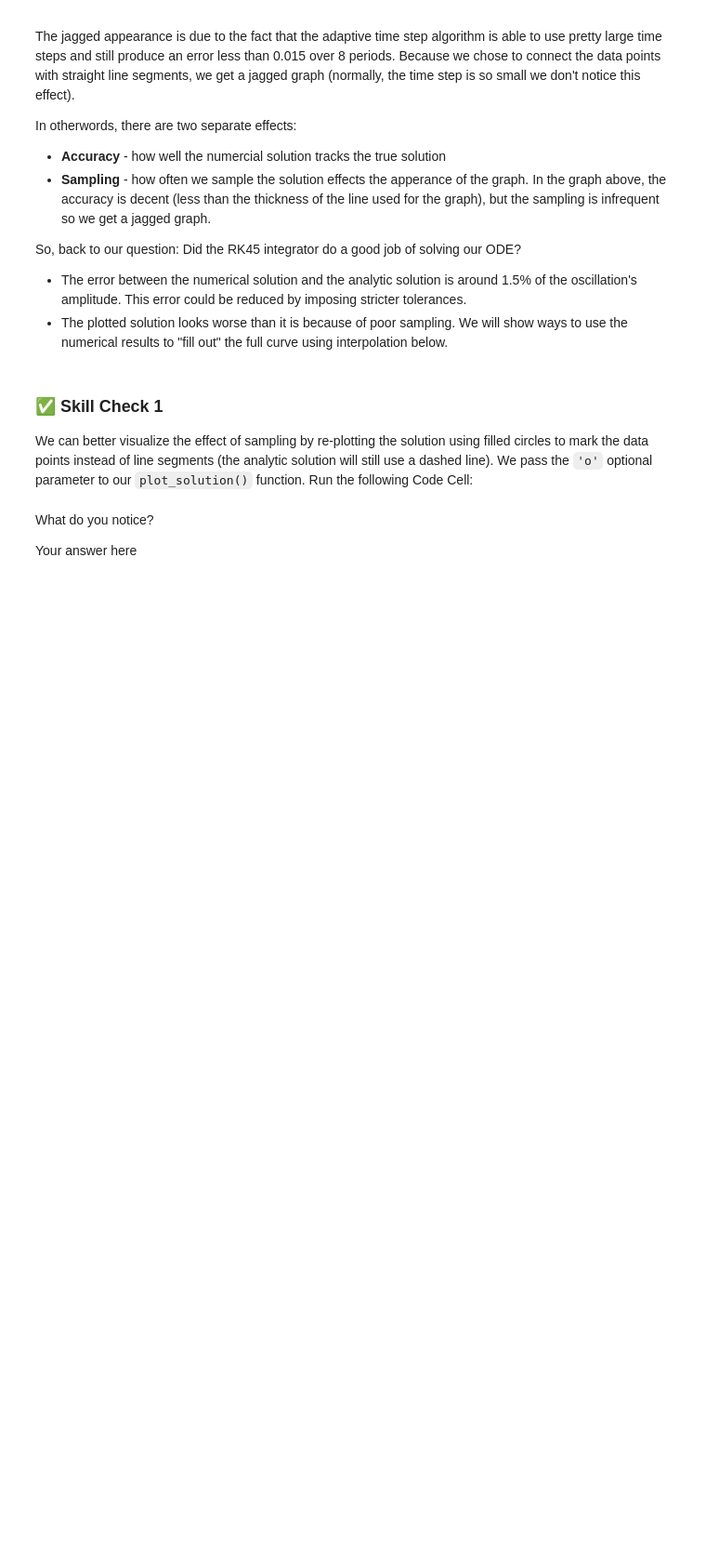
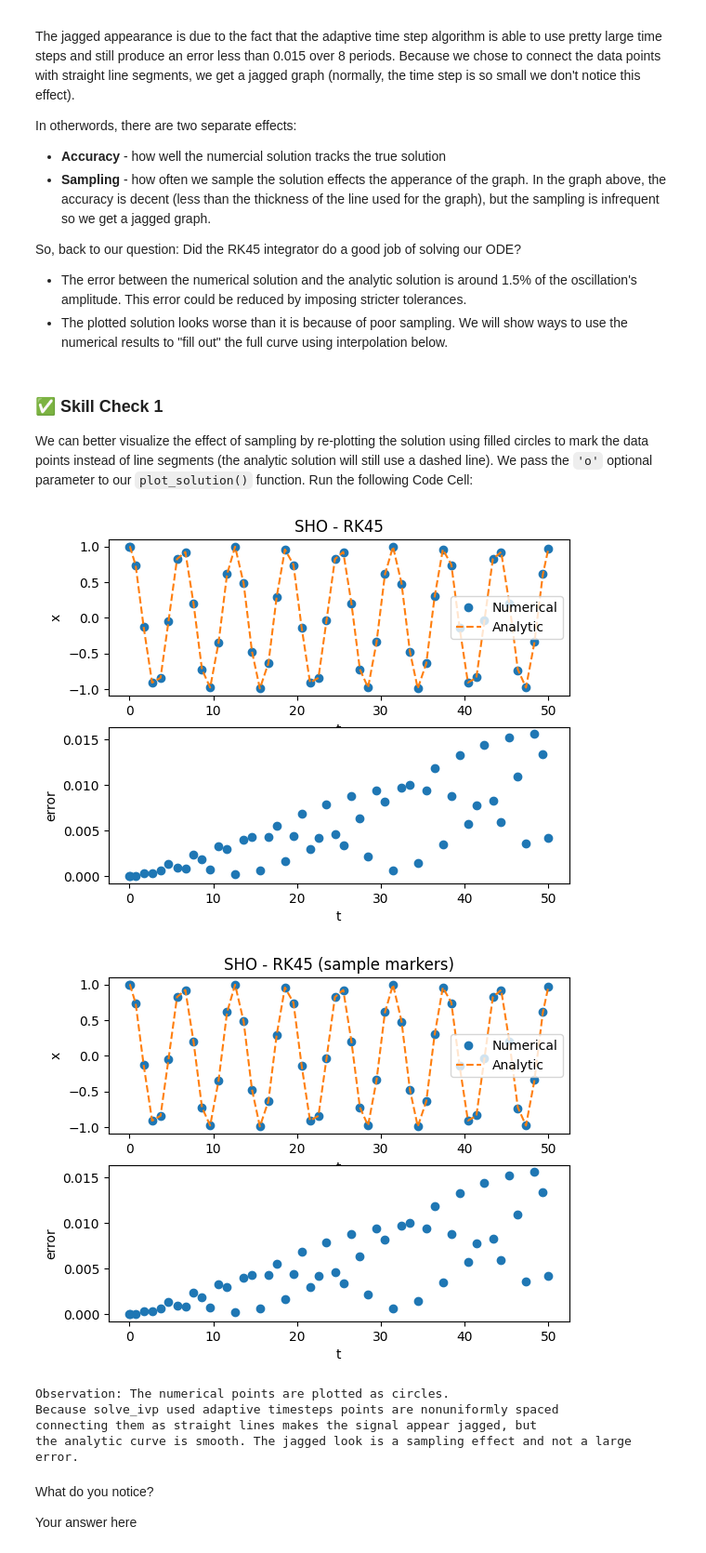
Before and after one commit to morganpatito/Computational-Physics, a Jupyter notebook: ode/ode_4.ipynb, the cells around one changed output. Shown at 93% size. Cells and saved outputs as stored; diff of their text form; code cells hidden in the pictures; blank space fills up the shorter version.

```diff
--- a/ode/ode_4.ipynb
+++ b/ode/ode_4.ipynb
@@ -192,3 +192,22 @@ plot_solution(x, x_true, t, "SHO - RK45",'o')
+# %%
+plot_solution(x, x_true, t, "SHO - RK45",'o')
+# Cell 3: Skill Check 1 - show sampling by plotting markers
+# (assumes you ran the previous cell and have t, x, x_true available)
+
+plot_solution(x, x_true, t, "SHO - RK45 (sample markers)", style='o')
+
+# Brief printed observation:
+print("Observation: The numerical points are plotted as circles.")
+print("Because solve_ivp used adaptive timesteps points are nonuniformly spaced ")
+print("connecting them as straight lines makes the signal appear jagged, but")
+print("the analytic curve is smooth. The jagged look is a sampling effect and not a large error.")
+# %% [output]
+[figure, added]
+[figure, added]
+Observation: The numerical points are plotted as circles.
+Because solve_ivp used adaptive timesteps points are nonuniformly spaced
+connecting them as straight lines makes the signal appear jagged, but
+the analytic curve is smooth. The jagged look is a sampling effect and not a large error.
 # %% [markdown]
 What do you notice?
 
```
Also changed, not shown: parts of 12 cells of this notebook.
